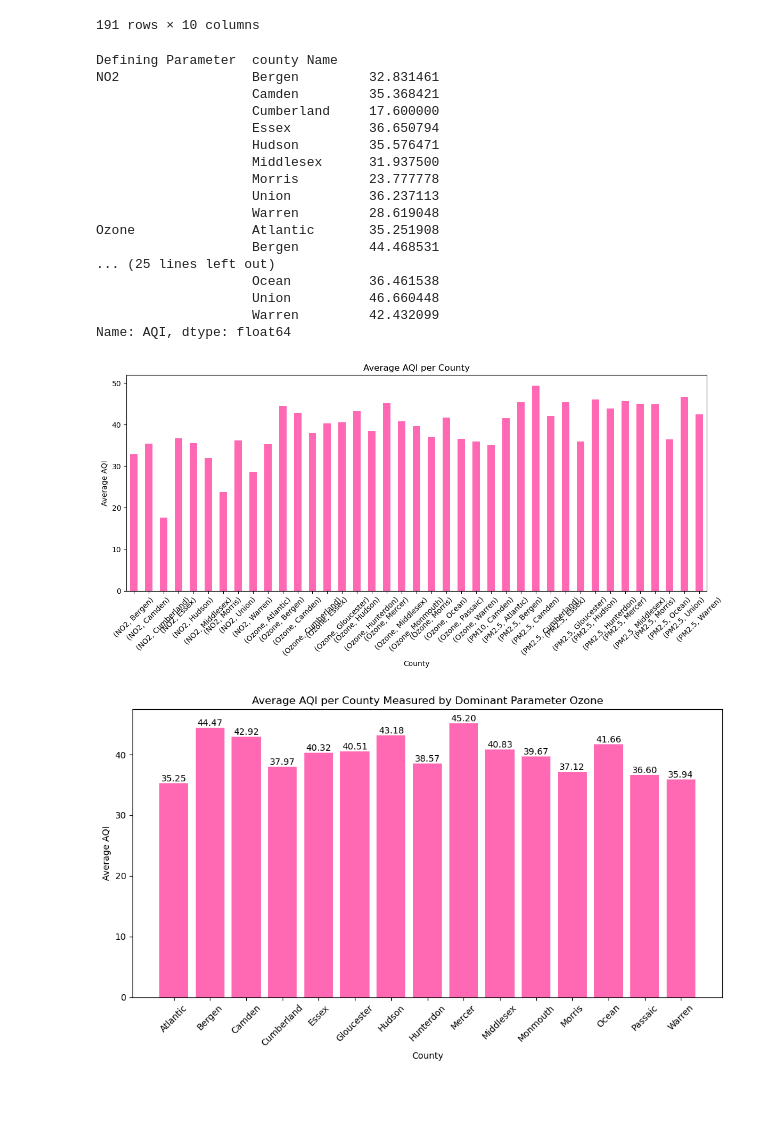
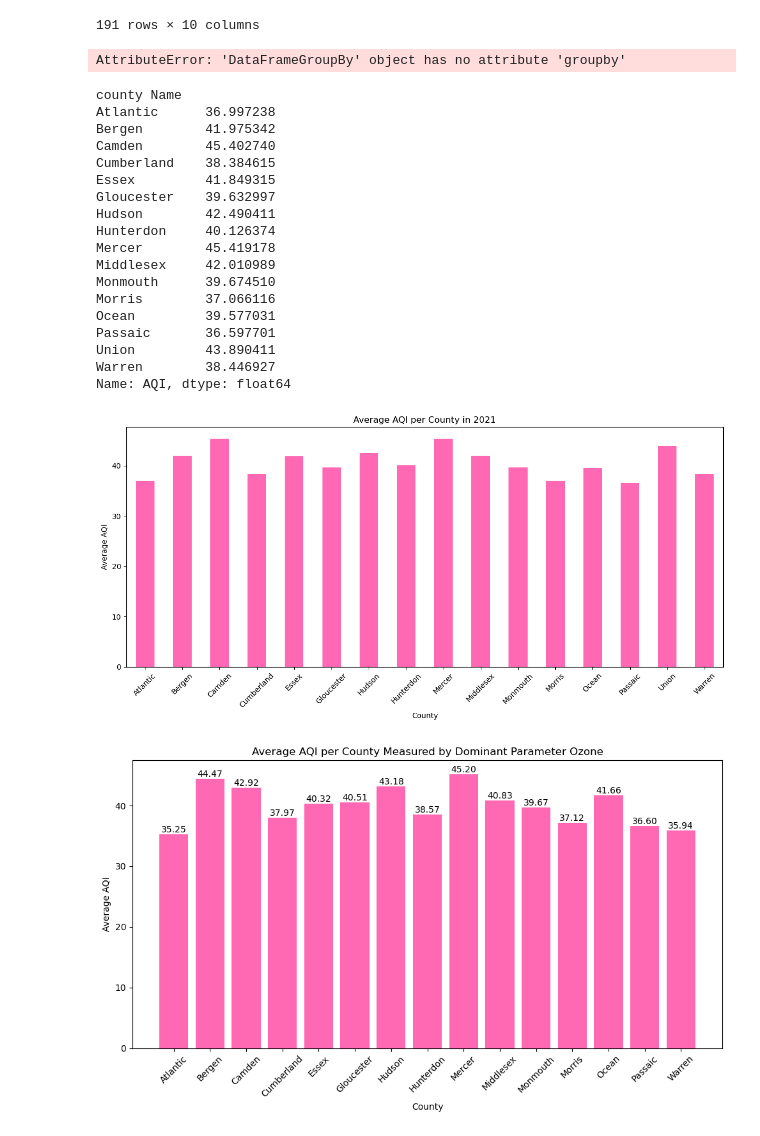
Before and after one commit to emilyclairevoyant/data-questers, a Jupyter notebook: Year 2021.ipynb, the cells around one changed output. Cells and saved outputs as stored; diff of their text form; code cells hidden in the pictures; blank space fills up the shorter version.

```diff
--- a/Year 2021.ipynb
+++ b/Year 2021.ipynb
@@ -5,7 +5,7 @@ import matplotlib.pyplot as plt
 import calplot
 # %%
 # Read the CSV file into a DataFrame
-AQI_21_df = pd.read_csv("../Documents/daily_aqi_by_county_2021.csv")
+AQI_21_df = pd.read_csv("/Users/emilyschner//Downloads/daily_aqi_by_county_2021.csv")
 
 # Display the first few rows of the DataFrame
 AQI_21_df.head()
@@ -60,41 +60,48 @@ grouped_data.head()
 | 176634 | New Jersey | Warren | 34 | 41 | 2021-02-17 | 36 | Good | NO2 | ... |
 | 176642 | New Jersey | Warren | 34 | 41 | 2021-02-25 | 40 | Good | NO2 | ... |
 191 rows × 10 columns
+# %%
+# Group the DataFrame by the 'County' column and calculate the mean of the 'AQI' column
+average_aqi_by_county = grouped_data.groupby('County')['AQI'].mean()
+average_aqi_by_county
+# %% [output]
+AttributeError: 'DataFrameGroupBy' object has no attribute 'groupby'
 # %%
-grouped_mean=grouped_data["AQI"].mean()
+grouped_mean=county_data["AQI"].mean()
 grouped_mean
 # %% [output]
-Defining Parameter  county Name
-NO2                 Bergen         32.831461
-                    Camden         35.368421
-                    Cumberland     17.600000
-                    Essex          36.650794
-                    Hudson         35.576471
-                    Middlesex      31.937500
-                    Morris         23.777778
-                    Union          36.237113
-                    Warren         28.619048
-Ozone               Atlantic       35.251908
-                    Bergen         44.468531
-... (25 lines left out)
-                    Ocean          36.461538
-                    Union          46.660448
-                    Warren         42.432099
+county Name
+Atlantic      36.997238
+Bergen        41.975342
+Camden        45.402740
+Cumberland    38.384615
+Essex         41.849315
+Gloucester    39.632997
+Hudson        42.490411
+Hunterdon     40.126374
+Mercer        45.419178
+Middlesex     42.010989
+Monmouth      39.674510
+Morris        37.066116
+Ocean         39.577031
+Passaic       36.597701
+Union         43.890411
+Warren        38.446927
 Name: AQI, dtype: float64
 # %%
 # Create the bar graph
 plt.figure(figsize=(12, 6))
 grouped_mean.plot(kind='bar', color='hotpink')
 plt.xlabel('County')
 plt.ylabel('Average AQI')
-plt.title('Average AQI per County')
+plt.title('Average AQI per County in 2021')
 plt.xticks(rotation=45)  # Rotate x-axis labels for better visibility
 plt.tight_layout()
 
 # Display the bar graph
 plt.show()
 # %% [output]
-[figure, old version]
+[figure, new version]
 # %%
 grouped_mean_ozone = grouped_mean[grouped_mean.index.get_level_values(0) == 'Ozone']
 
```
Also changed, not shown: parts of 2 cells of this notebook.
